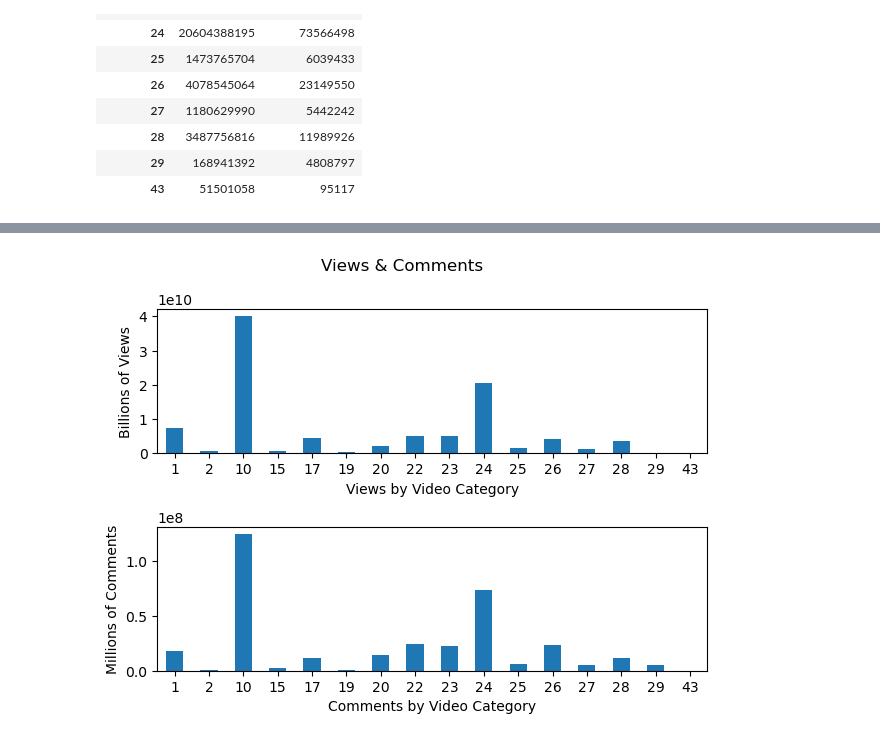
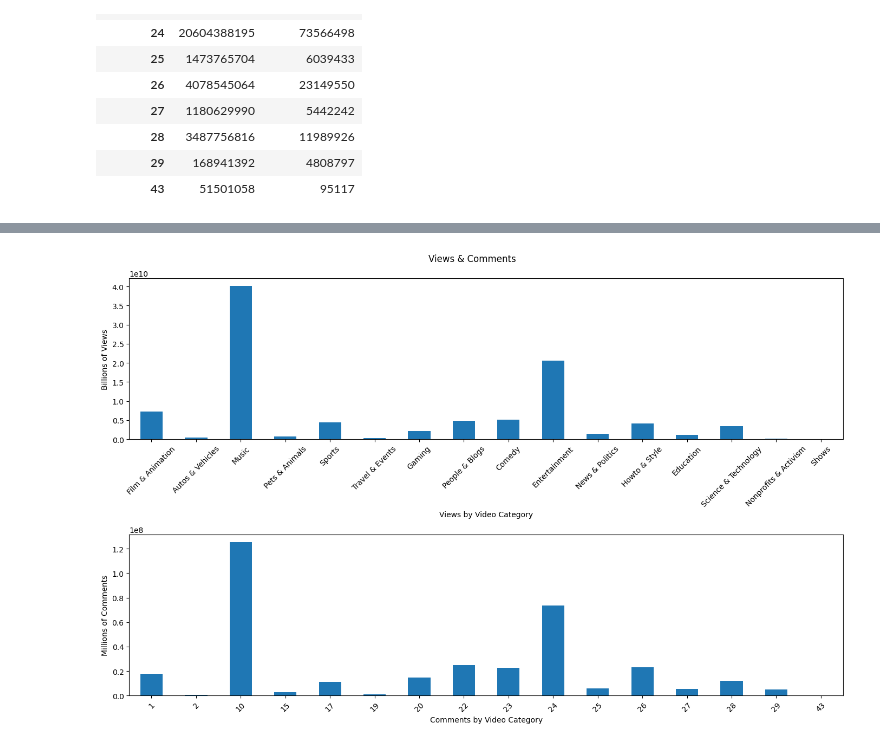
Before and after one commit to tralinde/tralinde_EDA_group_presentation, a Jupyter notebook: notebooks/youtube_EDA.ipynb, the cells around one changed output, grey strips where cells are left out. Cells and saved outputs as stored; diff of their text form; code cells hidden in the pictures.

Commit message:
Changed size of views and comments chart

```diff
--- a/notebooks/youtube_EDA.ipynb
+++ b/notebooks/youtube_EDA.ipynb
@@ -79,3 +68,16 @@ category_id
 | 28 | 3487756816 | 11989926 |
 | 29 | 168941392 | 4808797 |
 | 43 | 51501058 | 95117 |
+# %%
+import json
+#uploading JSON file to see video categories
+f = open('../data/US_category_id.json')
+data = json.load(f)
+
+
+category_df = pd.json_normalize(data, record_path =['items'])
+category_df = category_df[category_df['snippet.assignable'] == True]
+category_df.drop(['kind', 'etag', 'snippet.channelId', 'snippet.assignable'], axis=1, inplace=True)
+category_df.set_index('id')
+title_lst = category_df['snippet.title'].to_list()
+title_lst
@@ -91,25 +107,30 @@ Text(0.5, 1.0, 'The Most Popular Video Categories in 2011')
 # %%
 category_id = us_data.groupby("category_id")['views'].sum()
 category_id_c = us_data.groupby("category_id")['comment_count'].sum()
 
 # To label charts#
 fig, axs = plt.subplots(2)
+fig.set_size_inches(14,9)
 category_id.plot.bar(ax=axs[0])
 category_id_c.plot.bar(ax=axs[1])
 fig.suptitle("Views & Comments")
+matplotlib.rc('xtick', labelsize=20)
 axs[0].set_xlabel("Views by Video Category")
 axs[1].set_xlabel("Comments by Video Category")
 axs[0].set_ylabel("Billions of Views")
 axs[1].set_ylabel("Millions of Comments")
+# plt.figure(figsize = (25,9))
+
 
 # To shift xticks to appear horizontal#
+axs[0].set(xticklabels = title_lst)
 for tick in axs[0].get_xticklabels():
-        tick.set_rotation(0)
+         tick.set_rotation(45)
 
 for tick in axs[1].get_xticklabels():
-        tick.set_rotation(0)
+        tick.set_rotation(45)
 
 # To batten down #
 fig.tight_layout()
 # %% [output]
-[figure, old version]
+[figure, new version]
```
Also changed, not shown: parts of 7 cells of this notebook.
